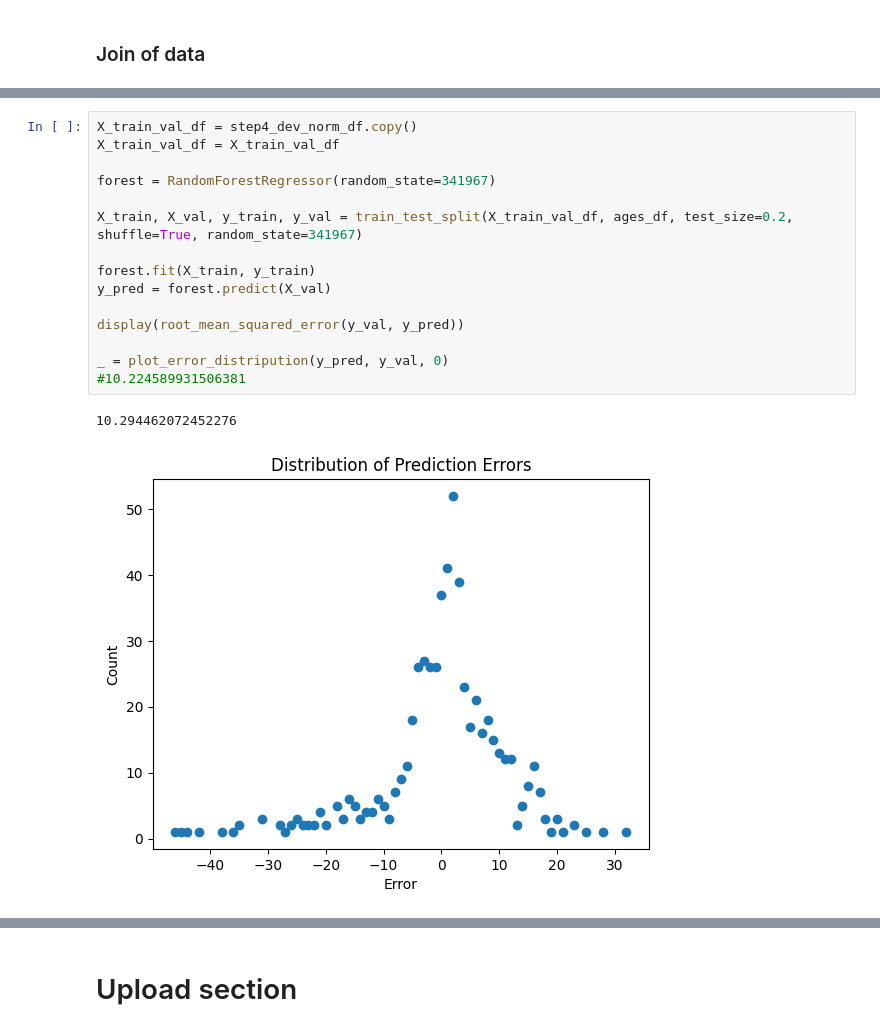
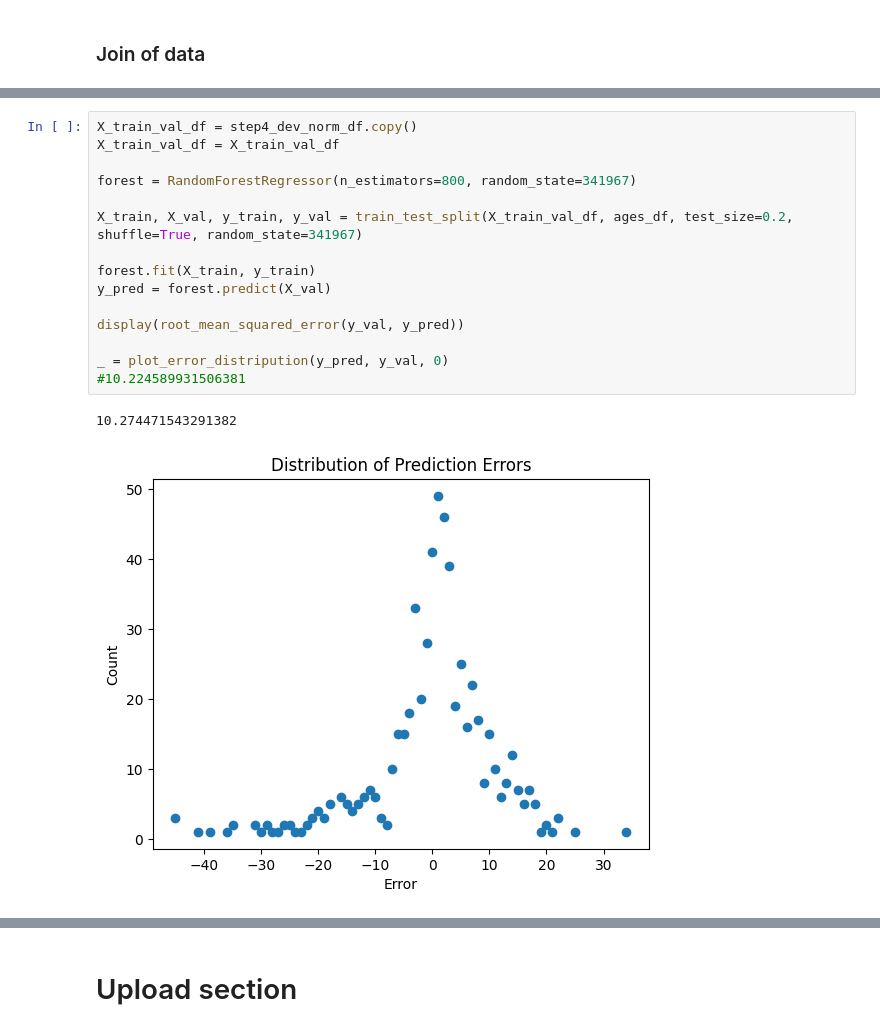
Before and after one commit to OTOTOTO02/Data-Science-Lab-process-and-methods-2024-25-WInter-Assignment, a Jupyter notebook: main.ipynb, the cells around one changed output, grey strips where cells are left out. Cells and saved outputs as stored; diff of their text form.

```diff
--- a/main.ipynb
+++ b/main.ipynb
@@ -1376,21 +1360,21 @@ display(step4_dev_norm_df.head())
 # %%
 X_train_val_df = step4_dev_norm_df.copy()
 X_train_val_df = X_train_val_df
 
-forest = RandomForestRegressor(random_state=341967)
+forest = RandomForestRegressor(n_estimators=800, random_state=341967)
 
 X_train, X_val, y_train, y_val = train_test_split(X_train_val_df, ages_df, test_size=0.2, shuffle=True, random_state=341967)
 
 forest.fit(X_train, y_train)
 y_pred = forest.predict(X_val)
 
 display(root_mean_squared_error(y_val, y_pred))
 
 _ = plot_error_distripution(y_pred, y_val, 0)
 #10.224589931506381
 # %% [output]
-10.294462072452276
+10.274471543291382
-[figure, old version]
+[figure, new version]
 # %%
 imps = sorted(zip(forest.feature_names_in_, forest.feature_importances_), key=lambda x:x[1] , reverse=True)
 imps
```
Also changed, not shown: parts of 12 cells of this notebook, 1 other file.
